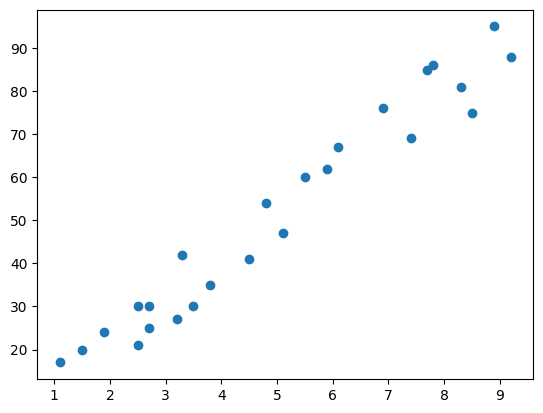
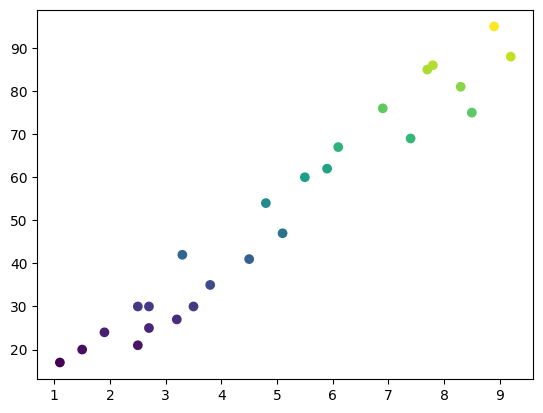
The notebook cell's code change between the first figure and the second:
--- before
+++ after
@@ -1 +1 @@
-plt.scatter(df["Hours"],df["Scores"])
+plt.scatter(df["Hours"],df["Scores"],c=df["Scores"])

Commit: day 12